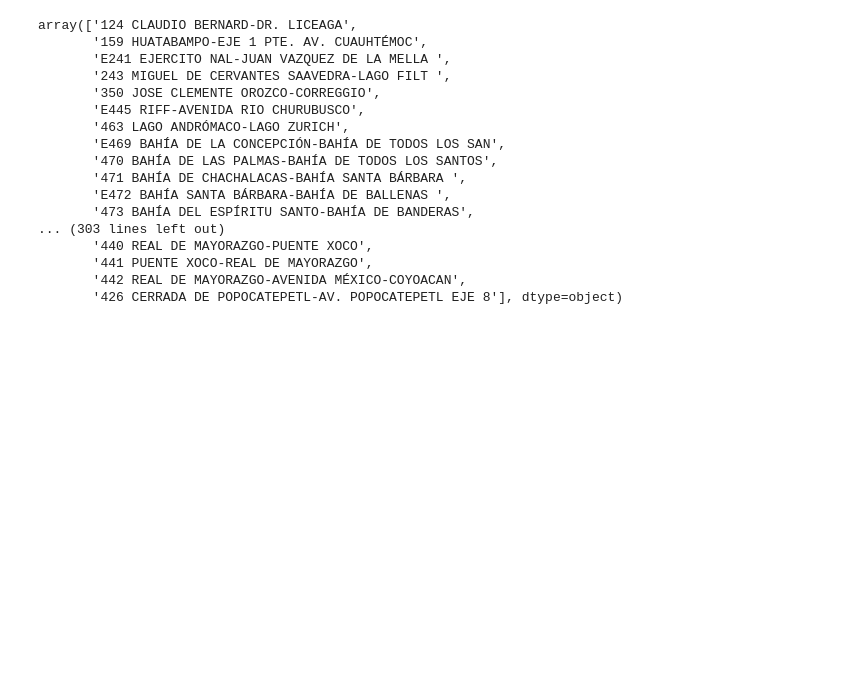
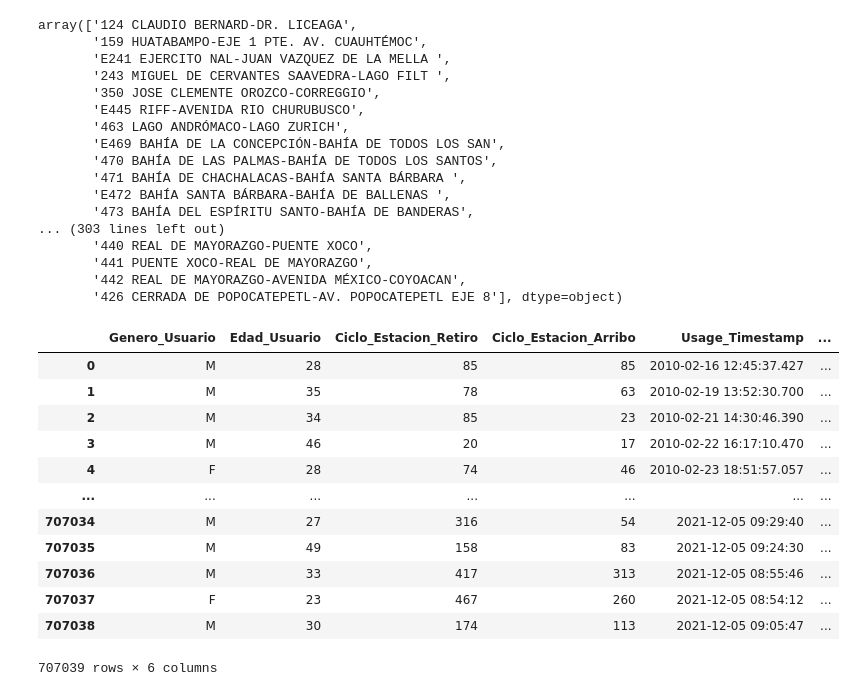
Before and after one commit to mgeffroy/P2-Ecobici_insights_and_recommendations, a Jupyter notebook: Resources/Dtabase insertion modifications.ipynb, the cells around one changed output. Drawn from its saved outputs; the diff is of its cells as text; code cells hidden in the pictures; blank space fills up the shorter version.

```diff
--- a/Resources/Dtabase insertion modifications.ipynb
+++ b/Resources/Dtabase insertion modifications.ipynb
@@ -57,3 +57,26 @@ array(['124 CLAUDIO BERNARD-DR. LICEAGA',
        '441 PUENTE XOCO-REAL DE MAYORAZGO',
        '442 REAL DE MAYORAZGO-AVENIDA MÉXICO-COYOACAN',
        '426 CERRADA DE POPOCATEPETL-AV. POPOCATEPETL EJE 8'], dtype=object)
+# %%
+
+
+# File to Load (Remember to Change These)
+file_to_load = "Data/dataset_export_files/ecobici_ride_data-oneInHundredv2.csv"
+
+# Read Purchasing File and store into Pandas data frame
+estaciones_data = pd.read_csv(file_to_load)
+estaciones_data
+# %% [output]
+|  | Genero_Usuario | Edad_Usuario | Ciclo_Estacion_Retiro | Ciclo_Estacion_Arribo | Usage_Timestamp | ... |
+| 0 | M | 28 | 85 | 85 | 2010-02-16 12:45:37.427 | ... |
+| 1 | M | 35 | 78 | 63 | 2010-02-19 13:52:30.700 | ... |
+| 2 | M | 34 | 85 | 23 | 2010-02-21 14:30:46.390 | ... |
+| 3 | M | 46 | 20 | 17 | 2010-02-22 16:17:10.470 | ... |
+| 4 | F | 28 | 74 | 46 | 2010-02-23 18:51:57.057 | ... |
+| ... | ... | ... | ... | ... | ... | ... |
+| 707034 | M | 27 | 316 | 54 | 2021-12-05 09:29:40 | ... |
+| 707035 | M | 49 | 158 | 83 | 2021-12-05 09:24:30 | ... |
+| 707036 | M | 33 | 417 | 313 | 2021-12-05 08:55:46 | ... |
+| 707037 | F | 23 | 467 | 260 | 2021-12-05 08:54:12 | ... |
+| 707038 | M | 30 | 174 | 113 | 2021-12-05 09:05:47 | ... |
+707039 rows × 6 columns
```
Also changed, not shown: parts of 2 cells of this notebook, 1 other file.
